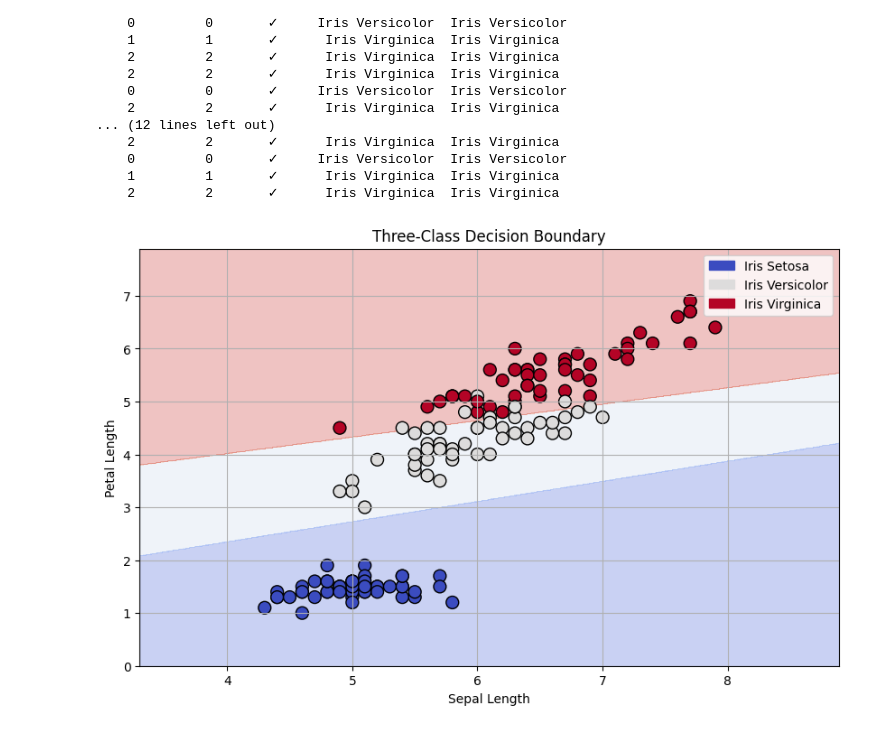
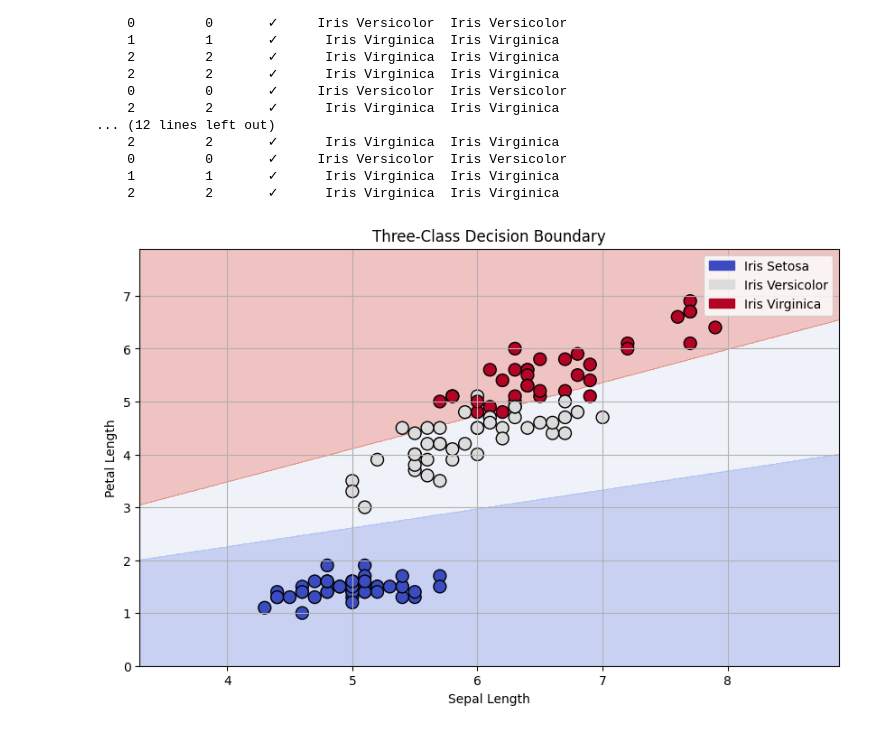
Before and after one commit to rzagni/ML-Models, a Jupyter notebook: hidden-layer-multiclass-classification.ipynb, the cells around one changed output. Drawn from its saved outputs; the diff is of its cells as text; code cells hidden in the pictures.

Commit message:
Create hidden layer multiclass classificacion

```diff
--- a/hidden-layer-multiclass-classification.ipynb
+++ b/hidden-layer-multiclass-classification.ipynb
@@ -283,6 +301,8 @@ X_test_tensor = torch.tensor(X_test.values, dtype=torch.float32)
 y_test_tensor = torch.tensor(y_test, dtype=torch.long)
 # %%
 layers = [
+    nn.Linear(2,2),
+    nn.ReLU(),
     nn.Linear(2,3)
 ]
 model = nn.Sequential(*layers)
@@ -401,49 +422,62 @@ Predicted  Actual  Outcome  Predicted Class  Actual Class
 # %%
 import numpy as np
 import matplotlib.pyplot as plt
+from matplotlib import patches
 
 # Define mesh grid limits
 x_min, x_max = X_train['sepal length'].min() - 1, X_train['sepal length'].max() + 1
 y_min, y_max = X_train['petal length'].min() - 1, X_train['petal length'].max() + 1
 xx, yy = np.meshgrid(np.arange(x_min, x_max, 0.01),
                      np.arange(y_min, y_max, 0.01))
 
+# Flatten grid for batch processing
+grid_points = np.c_[xx.ravel(), yy.ravel()]
+
 # Access weights and biases from the trained PyTorch model
-weights = model[0].weight.detach().cpu().numpy()  # Get weights from the first (and only) layer
-biases = model[0].bias.detach().cpu().numpy()  # Get biases from the first (and only) layer
+# Extract weights and biases for both layers
+with torch.no_grad():
+    # First layer weights and biases
+    weights1 = model[0].weight.detach().cpu().numpy()
+    biases1 = model[0].bias.detach().cpu().numpy()
 
-# Calculate decision boundaries by evaluating each model across the grid
-Z1 = weights[0, 0] * xx + weights[0, 1] * yy + biases[0]
-Z2 = weights[1, 0] * xx + weights[1, 1] * yy + biases[1]
-Z3 = weights[2, 0] * xx + weights[2, 1] * yy + biases[2]
+    # Second layer weights and biases
+    weights2 = model[2].weight.detach().cpu().numpy()
+    biases2 = model[2].bias.detach().cpu().numpy()
 
-# Stack the outputs for each class and apply softmax with stabilization
-Z = np.array([Z1, Z2, Z3])
-Z_max = np.max(Z, axis=0, keepdims=True)  # Maximum for stabilization
-exp_Z = np.exp(Z - Z_max)  # Subtract max before exponentiating
+# First layer computation (hidden layer with ReLU activation)
+Z1 = np.dot(grid_points, weights1.T) + biases1
+Z1 = np.maximum(0, Z1)  # Apply ReLU
+
+# Second layer computation (output layer)
+Z2 = np.dot(Z1, weights2.T) + biases2
+
+# Reshape to match the grid shape
+Z2 = Z2.T.reshape(3, xx.shape[0], xx.shape[1])
+
+# Apply softmax with stabilization
+Z_max = np.max(Z2, axis=0, keepdims=True)  # Maximum for stabilization
+exp_Z = np.exp(Z2 - Z_max)  # Subtract max before exponentiating
 probabilities = exp_Z / np.sum(exp_Z, axis=0)  # Softmax across classes
 decision_boundary = np.argmax(probabilities, axis=0)
 
 # Plot decision boundaries
 plt.figure(figsize=(10, 6))
 plt.contourf(xx, yy, decision_boundary, alpha=0.3, cmap='coolwarm')
 
 # Plot the training data points
-scatter = plt.scatter(X['sepal length'], X['petal length'], c=y, edgecolor='k', s=100, cmap='coolwarm')
+scatter = plt.scatter(X_train['sepal length'], X_train['petal length'], c=y_train, edgecolor='k', s=100, cmap='coolwarm')
 
 # Class names for legend
+class_names = ["Iris Setosa", "Iris Versicolor", "Iris Virginica"]
 plt.title('Three-Class Decision Boundary')
 plt.xlabel('Sepal Length')
 plt.ylabel('Petal Length')
 
-class_names = ["Iris Setosa", "Iris Versicolor", "Iris Virginica"]
-
 # Create custom legend
-from matplotlib import patches
-patches = [patches.Patch(color=scatter.cmap(scatter.norm(i)), label=class_names[i]) for i in range(len(class_names))]
-plt.legend(handles=patches)
+legend_patches = [patches.Patch(color=scatter.cmap(scatter.norm(i)), label=class_names[i]) for i in range(len(class_names))]
+plt.legend(handles=legend_patches)
 
 plt.grid()
 plt.show()
 # %% [output]
-[figure, old version]
+[figure, new version]
```
Also changed, not shown: parts of 6 cells of this notebook.
